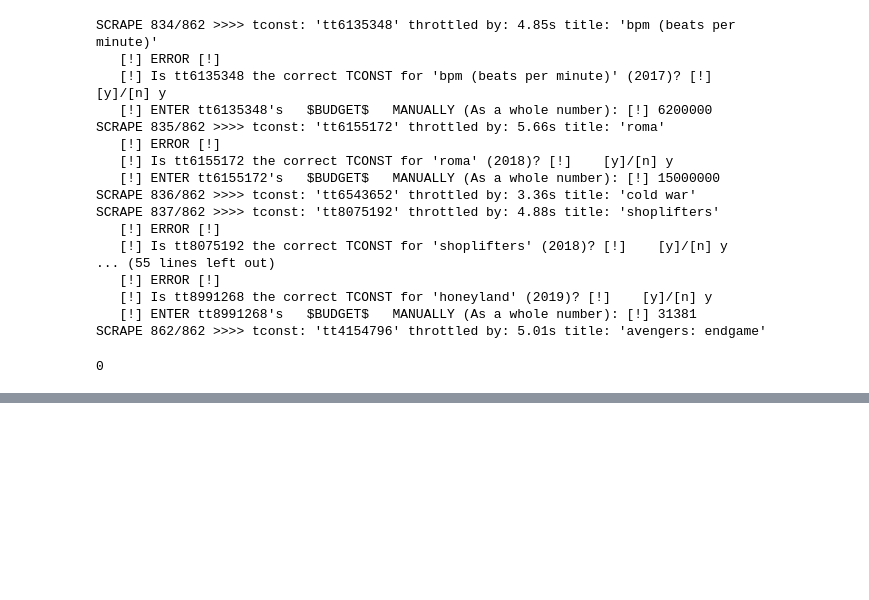
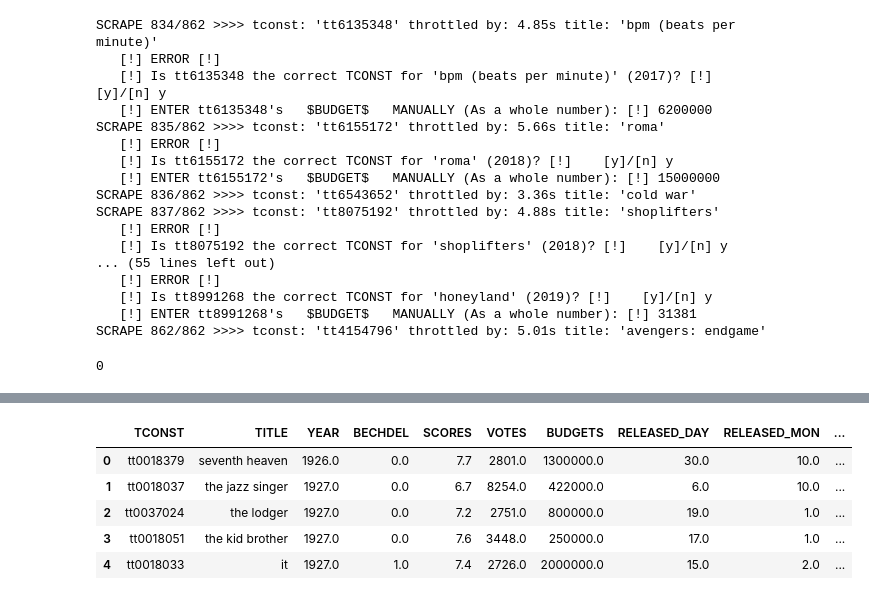
Before and after one commit to hone1er/oscarDataAnalysis, a Jupyter notebook: Spaar/notebooks/only_this_one.ipynb, the cells around one changed output, grey strips where cells are left out. Cells and saved outputs as stored; diff of their text form; code cells hidden in the pictures; blank space fills up the shorter version.

```diff
--- a/Spaar/notebooks/only_this_one.ipynb
+++ b/Spaar/notebooks/only_this_one.ipynb
@@ -1592,0 +2139,21 @@ batch7DF.head(3)
+# %%
+# I import the Best Picture losing data's csv, ensuring all numerical representaions are
+# brought in as type float (the machine learning models require it to be as such.)
+LOSE = pd.read_csv("/Users/nicolespaar/Desktop/allLosers.csv", dtype={'YEAR': float,
+                                                                      'BECHDEL': float,
+                                                                      'SCORES': float,
+                                                                      'VOTES': float,
+                                                                      'BUDGETS': float,
+                                                                      'RELEASED_DAY': float,
+                                                                      'RELEASED_MON': float,
+                                                                      'RELEASED_YEAR': float,
+                                                                      'WINNER': int})
+DF_LOSE = LOSE.drop(['Unnamed: 0'], axis=1).copy()
+DF_LOSE.head()
+# %% [output]
+|  | TCONST | TITLE | YEAR | BECHDEL | SCORES | VOTES | BUDGETS | RELEASED_DAY | RELEASED_MON | ... |
+| 0 | tt0018379 | seventh heaven | 1926.0 | 0.0 | 7.7 | 2801.0 | 1300000.0 | 30.0 | 10.0 | ... |
+| 1 | tt0018037 | the jazz singer | 1927.0 | 0.0 | 6.7 | 8254.0 | 422000.0 | 6.0 | 10.0 | ... |
+| 2 | tt0037024 | the lodger | 1927.0 | 0.0 | 7.2 | 2751.0 | 800000.0 | 19.0 | 1.0 | ... |
+| 3 | tt0018051 | the kid brother | 1927.0 | 0.0 | 7.6 | 3448.0 | 250000.0 | 17.0 | 1.0 | ... |
+| 4 | tt0018033 | it | 1927.0 | 1.0 | 7.4 | 2726.0 | 2000000.0 | 15.0 | 2.0 | ... |
```
Also changed, not shown: parts of 31 cells of this notebook.
